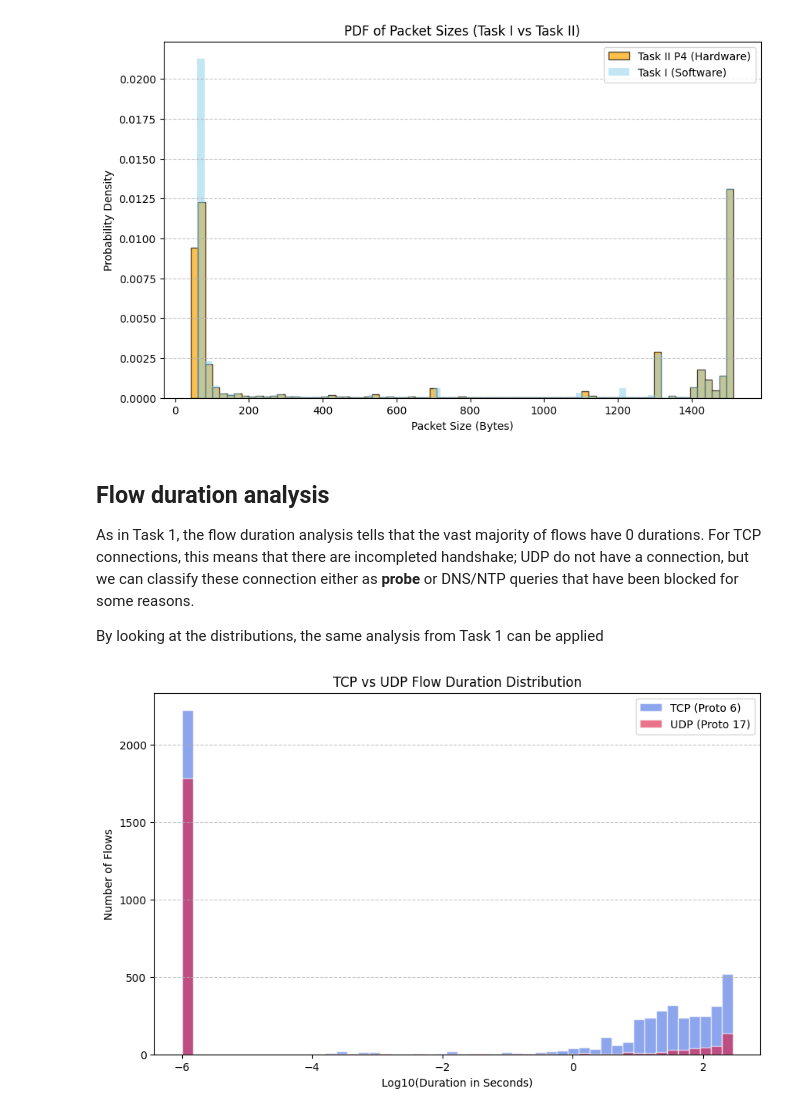
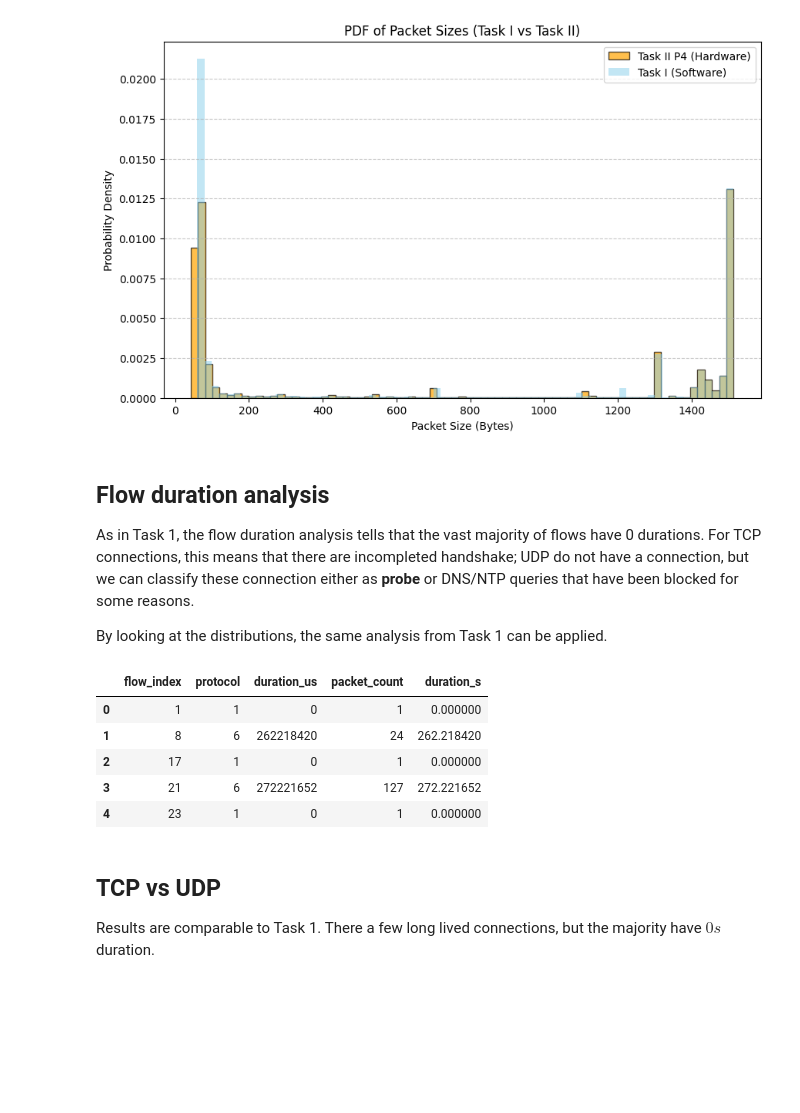
Before and after one commit to alarmfox/imdea-assignement, a Jupyter notebook: analysis.ipynb, the cells around one changed output. Saved outputs shown, nothing was run; the diff lists cells and outputs as text; code cells hidden in the pictures; blank space fills up the shorter version.

```diff
--- a/analysis.ipynb
+++ b/analysis.ipynb
@@ -595,33 +596,24 @@ plt.show()
 
 As in Task 1, the flow duration analysis tells that the vast majority of flows have 0 durations. For TCP connections, this means that there are incompleted handshake; UDP do not have a connection, but we can classify these connection either as **probe** or DNS/NTP queries that have been blocked for some reasons.
 
-By looking at the distributions, the same analysis from Task 1 can be applied
+By looking at the distributions, the same analysis from Task 1 can be applied.
 # %%
 import pandas as pd
 import matplotlib.pyplot as plt
 import numpy as np
 
-df = pd.read_csv("dataset/p4_flow_durations.csv")
+df = pd.read_csv("dataset/p4_flow_stats.csv")
 df['duration_s'] = df['duration_us'] / 1_000_000
 
-# Separate data
-tcp_durations = df[df['protocol'] == 6]['duration_s']
-udp_durations = df[df['protocol'] == 17]['duration_s']
-
-plt.figure(figsize=(10, 6))
-
-# Plot both distributions
-plt.hist(np.log10(tcp_durations + 1e-6), bins=50, alpha=0.6,
-         label='TCP (Proto 6)', color='royalblue', edgecolor='white')
-plt.hist(np.log10(udp_durations + 1e-6), bins=50, alpha=0.6,
-         label='UDP (Proto 17)', color='crimson', edgecolor='white')
-
-plt.title('TCP vs UDP Flow Duration Distribution')
-plt.xlabel('Log10(Duration in Seconds)')
-plt.ylabel('Number of Flows')
-plt.legend()
-plt.grid(axis='y', linestyle='--', alpha=0.7)
-plt.savefig("figures/task2/flow-duration.pdf")
-plt.show()
+df.head()
 # %% [output]
-[figure, removed]
+|  | flow_index | protocol | duration_us | packet_count | duration_s |
+| 0 | 1 | 1 | 0 | 1 | 0.000000 |
+| 1 | 8 | 6 | 262218420 | 24 | 262.218420 |
+| 2 | 17 | 1 | 0 | 1 | 0.000000 |
+| 3 | 21 | 6 | 272221652 | 127 | 272.221652 |
+| 4 | 23 | 1 | 0 | 1 | 0.000000 |
+# %% [markdown]
+## TCP vs UDP
+
+Results are comparable to Task 1. There a few long lived connections, but the majority have $0s$ duration.
```
Also changed, not shown: parts of 5 cells of this notebook, 8 other files.
